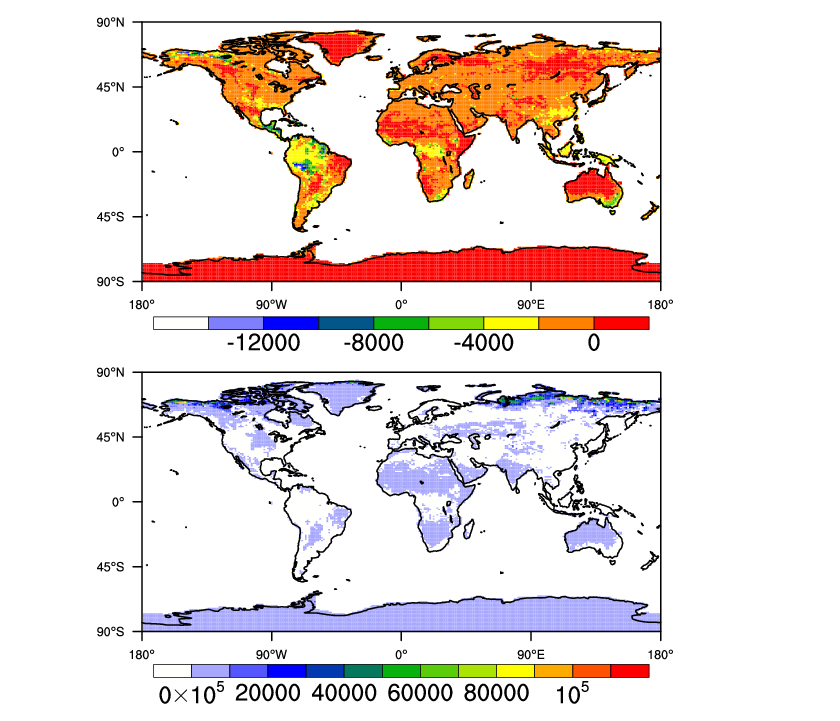
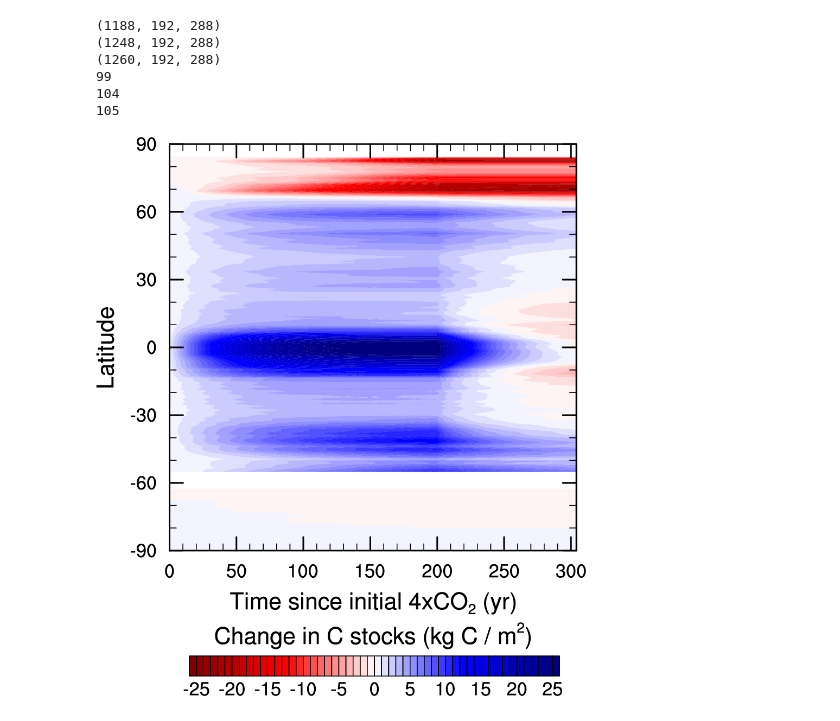
Before and after one commit to ckoven/irrev_notebook, a Jupyter notebook: irrev.ipynb, the cells around one changed output. Drawn from its saved outputs; the diff is of its cells as text; code cells hidden in the pictures.

Commit message:
made lat/time plot of experiment

```diff
--- a/irrev.ipynb
+++ b/irrev.ipynb
@@ -9,22 +11,54 @@ import Nio
-# %%
-## set paths
-exp_paths = '/gpfs/fs1/p/cgd/ccr/CESM2_2X-4XCO2_runs/lnd/'
-
-fin_4x_y200_totsomc = Nio.open_file(exp_paths+'b.e20.B1850.f09_g17.4xCO2_to_PI_yr200.001.clm2.h0.TOTSOMC.020001-030412.nc')
-#fin_4x_y200_totsomc.variables['TOTSOMC'].shape
-diff = fin_4x_y200_totsomc.variables['TOTSOMC'][1259,:,:] - fin_4x_y200_totsomc.variables['TOTSOMC'][0,:,:]
-lats = fin_4x_y200_totsomc.variables['lat'][:]
-lons = fin_4x_y200_totsomc.variables['lon'][:]
-diff.shape
-map_funcs.fill(diff, lats, lons, file='changesom', makepng=True,png_dens=100)
-Image('changesom.png')
-# %% [output]
-[figure, removed]
-# %%
-fin_4x_y25_totsomc = Nio.open_file(exp_paths+'b.e20.B1850.f09_g17.4xCO2_to_PI_yr25.001.clm2.h0.TOTSOMC.002501-012412.nc')
-fin_4x_y25_totsomc.variables['TOTSOMC'][:].shape
-diff2 = fin_4x_y25_totsomc.variables['TOTSOMC'][0,:,:] - fin_4x_y200_totsomc.variables['TOTSOMC'][0,:,:]
-map_funcs.fill(diff2, lats, lons, file='changesom2', makepng=True,png_dens='100')
-Image('changesom2.png')
-# %% [output]
-[figure, removed]
+# %%
+## set paths
+ctrl_paths = '/glade/scratch/dlawren/b.e20.B1850_g17.pi_control.all.297/lnd/'
+hico2_paths = '/glade/scratch/dlawren/b.e20.B1850.f09_g17.pi_control.all.297_4xCO2/lnd/'
+loweredco2_paths = '/gpfs/fs1/p/cgd/ccr/CESM2_2X-4XCO2_runs/lnd/'
+
+## load datasets
+hico2_4x_totecosysc_firstyears = Nio.open_file(hico2_paths+'b.e20.B1850.f09_g17.pi_control.all.297_4xCO2.clm2.h0.TOTECOSYSC.000101-009912.nc')
+hico2_4x_totecosysc_secondyears = Nio.open_file(hico2_paths+'b.e20.B1850.f09_g17.pi_control.all.297_4xCO2.clm2.h0.TOTECOSYSC.010001-020312.nc')
+loweredco2_4x_y200_totecosysc = Nio.open_file(loweredco2_paths+'b.e20.B1850.f09_g17.4xCO2_to_PI_yr200.001.clm2.h0.TOTECOSYSC.020001-030412.nc')
+
+## get lat/lon and shape data
+lats = loweredco2_4x_y200_totecosysc.variables['lat'][:]
+lons = loweredco2_4x_y200_totecosysc.variables['lon'][:]
+IM=len(lons)
+JM=len(lats)
+
+nts_hico2_firstyears = hico2_4x_totecosysc_firstyears.variables['TOTECOSYSC'].shape[0]
+nts_hico2_secondyears = hico2_4x_totecosysc_secondyears.variables['TOTECOSYSC'].shape[0]
+nts_loweredco2 = loweredco2_4x_y200_totecosysc.variables['TOTECOSYSC'].shape[0]
+
+nyears_hico2_firstyears = nts_hico2_firstyears/12
+nyears_hico2_secondyears = nts_hico2_secondyears/12
+nyears_loweredco2 = nts_loweredco2/12
+
+print(hico2_4x_totecosysc_firstyears.variables['TOTECOSYSC'].shape)
+print(hico2_4x_totecosysc_secondyears.variables['TOTECOSYSC'].shape)
+print(loweredco2_4x_y200_totecosysc.variables['TOTECOSYSC'].shape)
+
+print(nyears_hico2_firstyears)
+print(nyears_hico2_secondyears)
+print(nyears_loweredco2)
+# %% [output]
+(1188, 192, 288)
+(1248, 192, 288)
+(1260, 192, 288)
+99
+104
+105
+# %%
+nyears_highco2 = 200
+nyears_loweredco2 = nyears_loweredco2
+
+timeseries_totecosysc = np.ma.masked_all([nyears_highco2+nyears_loweredco2,JM,IM])
+timeseries_totecosysc[0:nyears_hico2_firstyears,:,:] = hico2_4x_totecosysc_firstyears.variables['TOTECOSYSC'][::12,:,:]
+timeseries_totecosysc[nyears_hico2_firstyears:nyears_highco2,:,:] = hico2_4x_totecosysc_secondyears.variables['TOTECOSYSC'][:12*(nyears_highco2-nyears_hico2_firstyears):12,:,:]
+timeseries_totecosysc[nyears_highco2:nyears_highco2+nyears_loweredco2,:,:] = loweredco2_4x_y200_totecosysc.variables['TOTECOSYSC'][:12*nyears_loweredco2:12,:,:]
+# %%
+timeseries_delta_totecosysc_zonalmean = 1.e-3 * (timeseries_totecosysc.mean(axis=2) - timeseries_totecosysc.mean(axis=2)[0,:])
+map_funcs.fill_nomap(timeseries_delta_totecosysc_zonalmean.transpose(), np.arange(nyears_highco2+nyears_loweredco2),lats, file='zonalmean_ecosysc_change',colormap='BlWhRe',reverse_colors=True,subtitle='Change in C stocks (kg C / m~S~2~N~)',levels=np.arange(51)-25.,xtitle='Time since initial 4xCO~B~2~N~ (yr)',ytitle='Latitude')
+map_funcs.pdf_to_png('zonalmean_ecosysc_change',density=200)
+Image('zonalmean_ecosysc_change.png')
+# %% [output]
+[figure, added]
```
Also changed, not shown: parts of 1 cell of this notebook.
